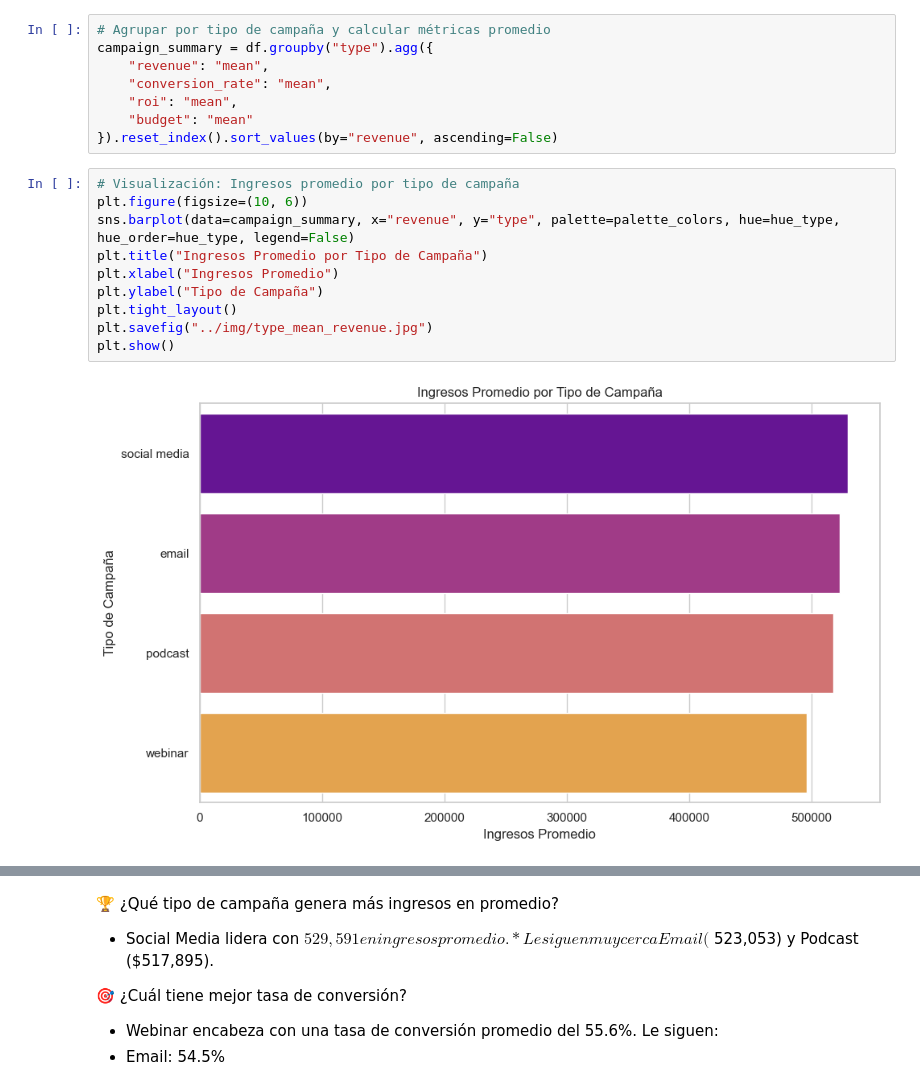
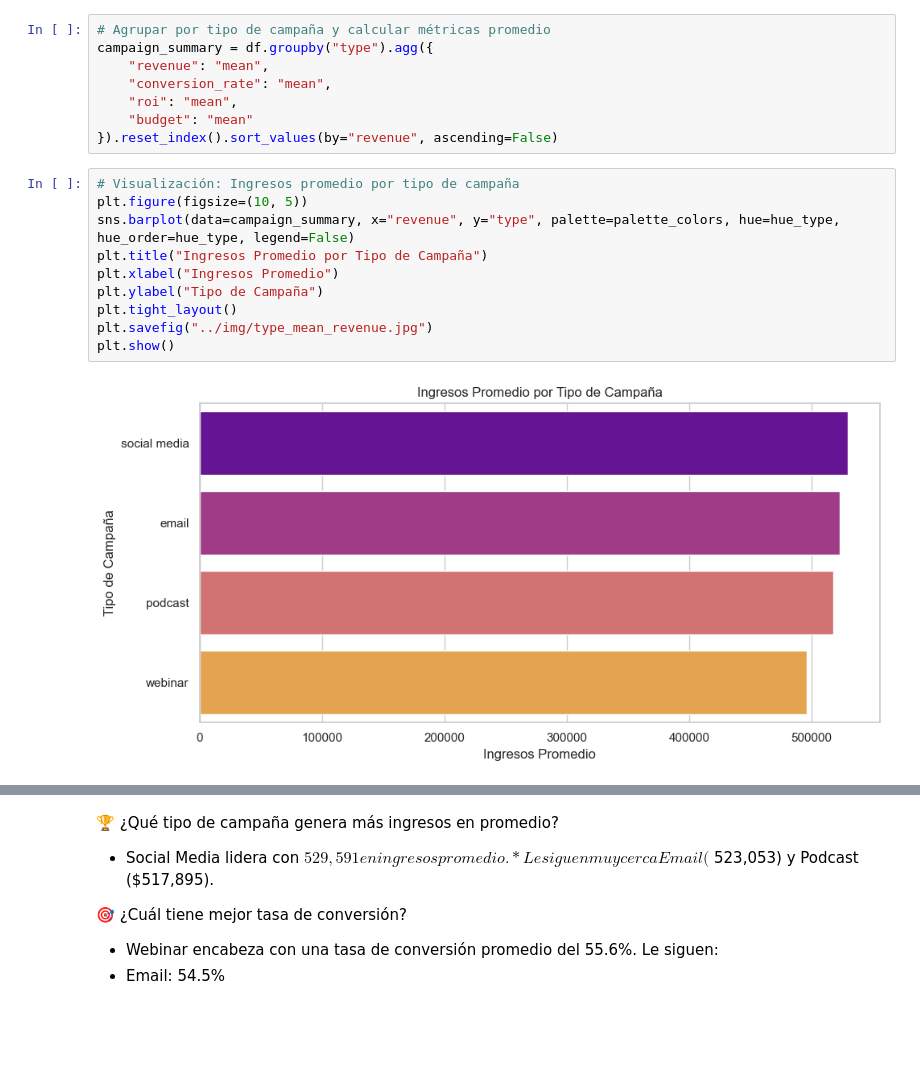
Before and after one commit to PabloBdL/Marketing, a Jupyter notebook: notebooks/02_data_analysis.ipynb, the cells around one changed output, grey strips where cells are left out. Cells and saved outputs as stored; diff of their text form; blank space fills up the shorter version.

```diff
--- a/notebooks/02_data_analysis.ipynb
+++ b/notebooks/02_data_analysis.ipynb
@@ -137,15 +137,15 @@ campaign_summary = df.groupby("type").agg({
 }).reset_index().sort_values(by="revenue", ascending=False)
 # %%
 # Visualización: Ingresos promedio por tipo de campaña
-plt.figure(figsize=(10, 6))
+plt.figure(figsize=(10, 5))
 sns.barplot(data=campaign_summary, x="revenue", y="type", palette=palette_colors, hue=hue_type, hue_order=hue_type, legend=False)
 plt.title("Ingresos Promedio por Tipo de Campaña")
 plt.xlabel("Ingresos Promedio")
 plt.ylabel("Tipo de Campaña")
 plt.tight_layout()
 plt.savefig("../img/type_mean_revenue.jpg")
 plt.show()
 # %% [output]
-[figure, old version]
+[figure, new version]
 # %%
 # Visualización: Tasa de conversión promedio por tipo de campaña
```
Also changed, not shown: parts of 31 cells of this notebook, 23 other files.
